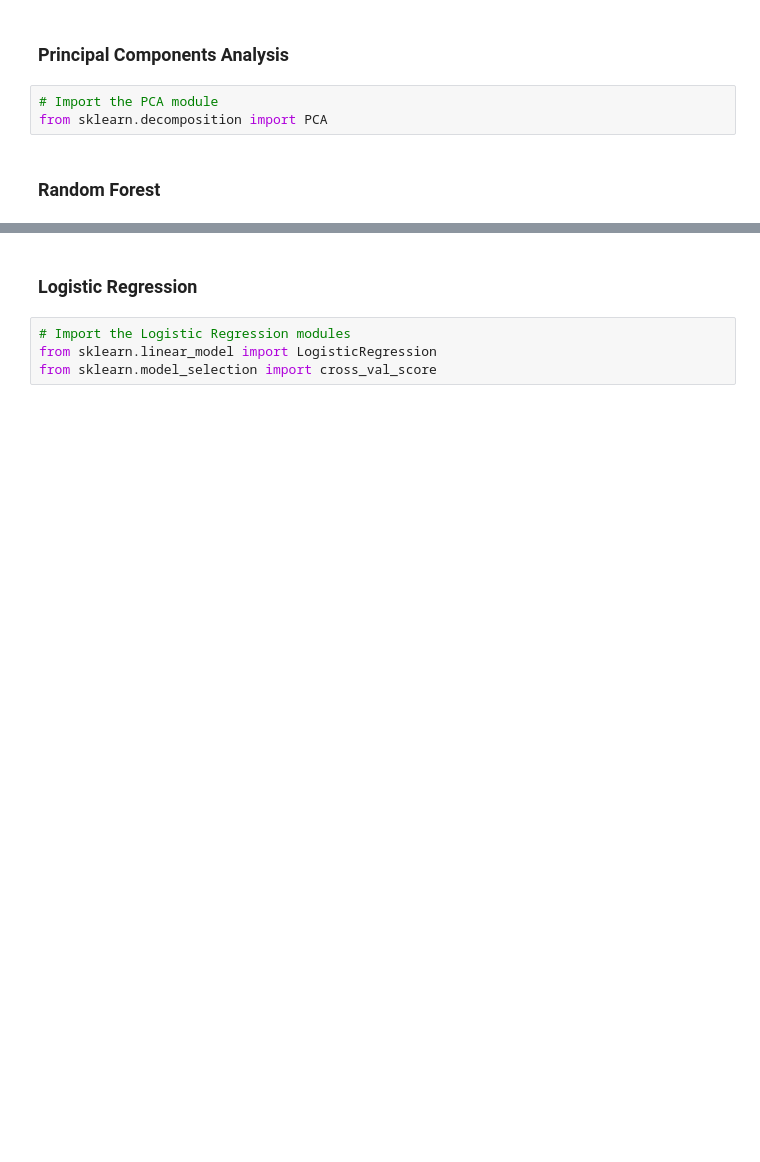
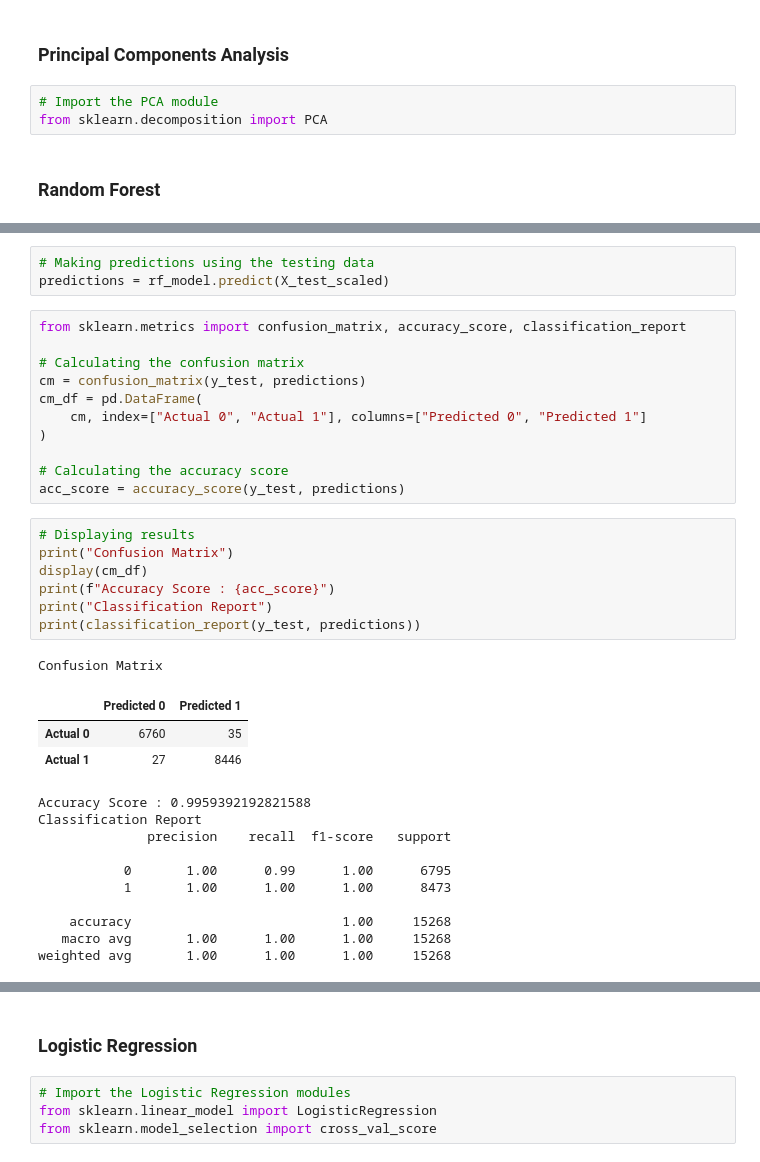
Before and after one commit to tmbiro/Project-4, a Jupyter notebook: Mushroom_Classification_tif.ipynb, the cells around one changed output, grey strips where cells are left out. Cells and saved outputs as stored; diff of their text form; blank space fills up the shorter version.

```diff
--- a/Mushroom_Classification_tif.ipynb
+++ b/Mushroom_Classification_tif.ipynb
@@ -340,0 +347,36 @@ from sklearn.ensemble import RandomForestClassifier
+# %%
+# Making predictions using the testing data
+predictions = rf_model.predict(X_test_scaled)
+# %%
+from sklearn.metrics import confusion_matrix, accuracy_score, classification_report
+
+# Calculating the confusion matrix
+cm = confusion_matrix(y_test, predictions)
+cm_df = pd.DataFrame(
+    cm, index=["Actual 0", "Actual 1"], columns=["Predicted 0", "Predicted 1"]
+)
+
+# Calculating the accuracy score
+acc_score = accuracy_score(y_test, predictions)
+# %%
+# Displaying results
+print("Confusion Matrix")
+display(cm_df)
+print(f"Accuracy Score : {acc_score}")
+print("Classification Report")
+print(classification_report(y_test, predictions))
+# %% [output]
+Confusion Matrix
+|  | Predicted 0 | Predicted 1 |
+| Actual 0 | 6760 | 35 |
+| Actual 1 | 27 | 8446 |
+Accuracy Score : 0.9959392192821588
+Classification Report
+              precision    recall  f1-score   support
+
+           0       1.00      0.99      1.00      6795
+           1       1.00      1.00      1.00      8473
+
+    accuracy                           1.00     15268
+   macro avg       1.00      1.00      1.00     15268
+weighted avg       1.00      1.00      1.00     15268
```
Also changed, not shown: parts of 7 cells of this notebook.
